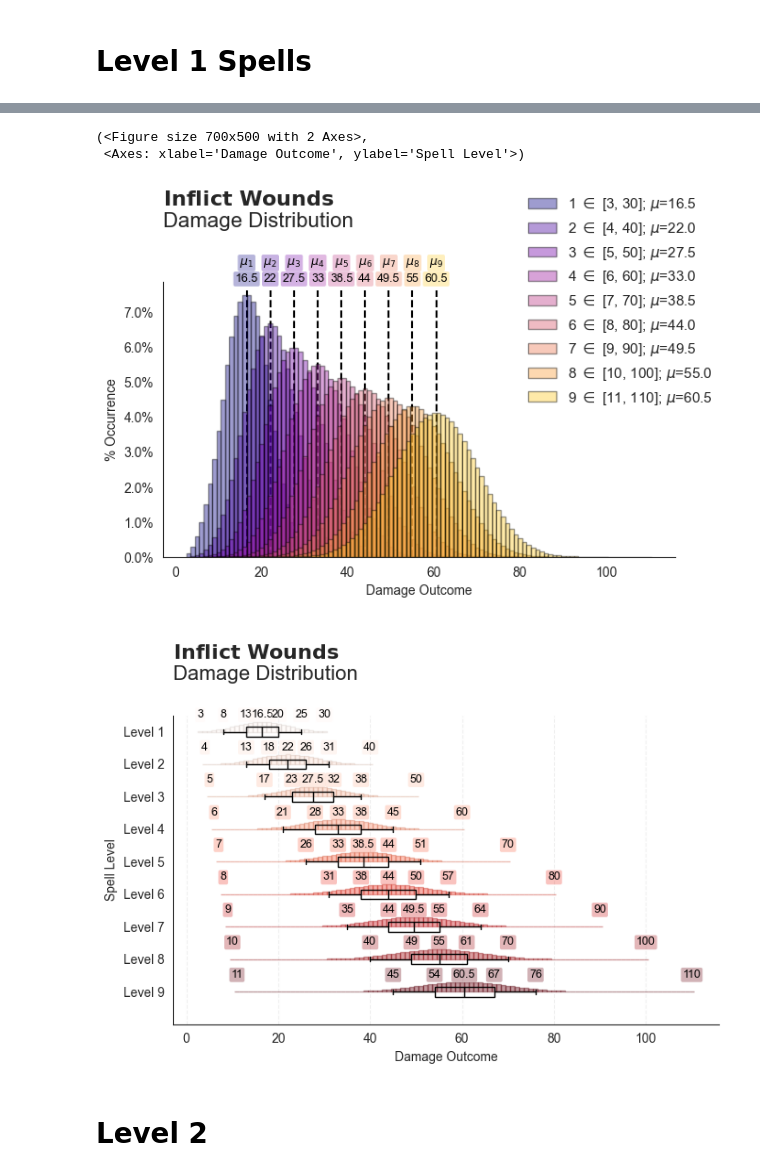
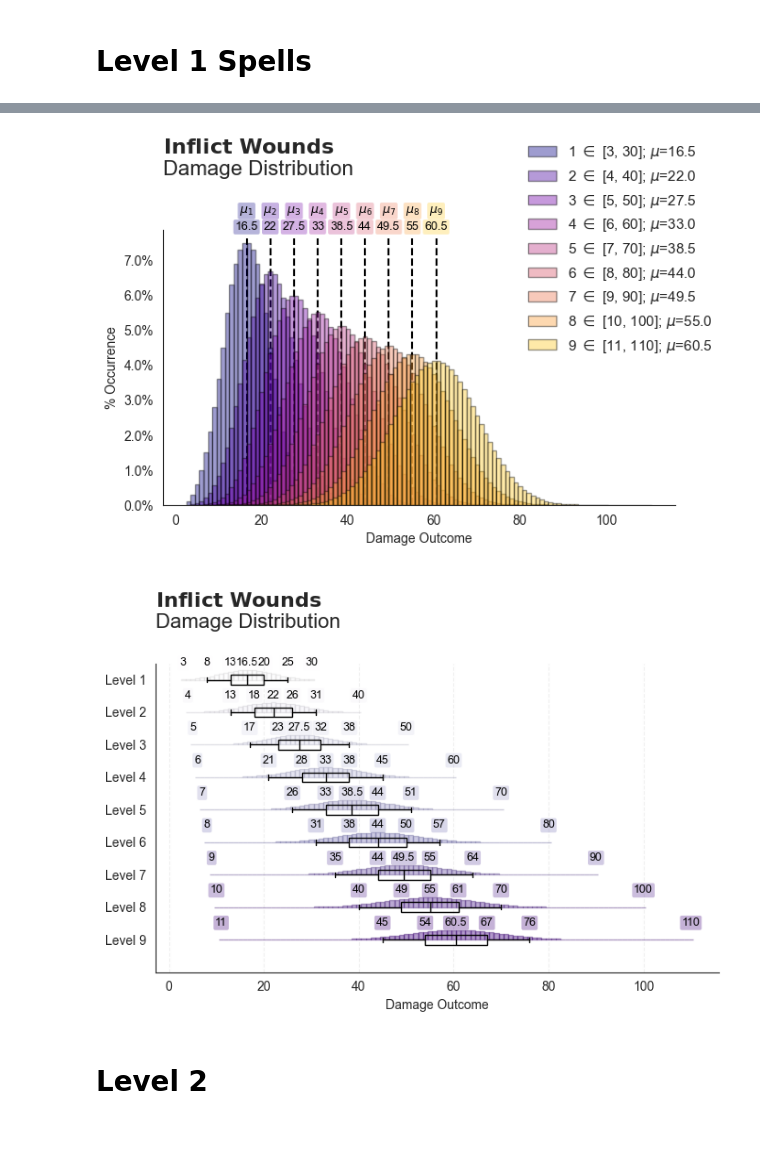
Before and after one commit to H-unter/Diceroll, a Jupyter notebook: spells.ipynb, the cells around one changed output, grey strips where cells are left out. Drawn from its saved outputs; the diff is of its cells as text; code cells hidden in the pictures; blank space fills up the shorter version.

```diff
--- a/spells.ipynb
+++ b/spells.ipynb
@@ -52,20 +70,18 @@ plt.savefig("spell_plots/healing_word.png", dpi=500, bbox_inches='tight')
 # %%
 inflict_wounds = Spell(
     name="Inflict Wounds",
     starting_level=1,
     starting_damage_diceroll="3d10",
     damage_increment_diceroll="1d10",
     num_levels_per_damage_increase=1,
     is_saving_throw=False
 )
 inflict_wounds.plot_damage()
-inflict_wounds.boxplot_damage(colormap=plt.cm.Reds)
-# plt.savefig("spell_plots/inflict_wounds.png", dpi=500, bbox_inches='tight')
+inflict_wounds.boxplot_damage(colormap=plt.cm.Purples)
+plt.savefig("spell_plots/inflict_wounds.png", dpi=500, bbox_inches='tight')
 # %% [output]
-(<Figure size 700x500 with 2 Axes>,
- <Axes: xlabel='Damage Outcome', ylabel='Spell Level'>)
 [figure]
-[figure, old version]
+[figure, new version]
 # %% [markdown]
 # Level 2
 # %%
```
Also changed, not shown: parts of 9 cells of this notebook, 2 other files.
